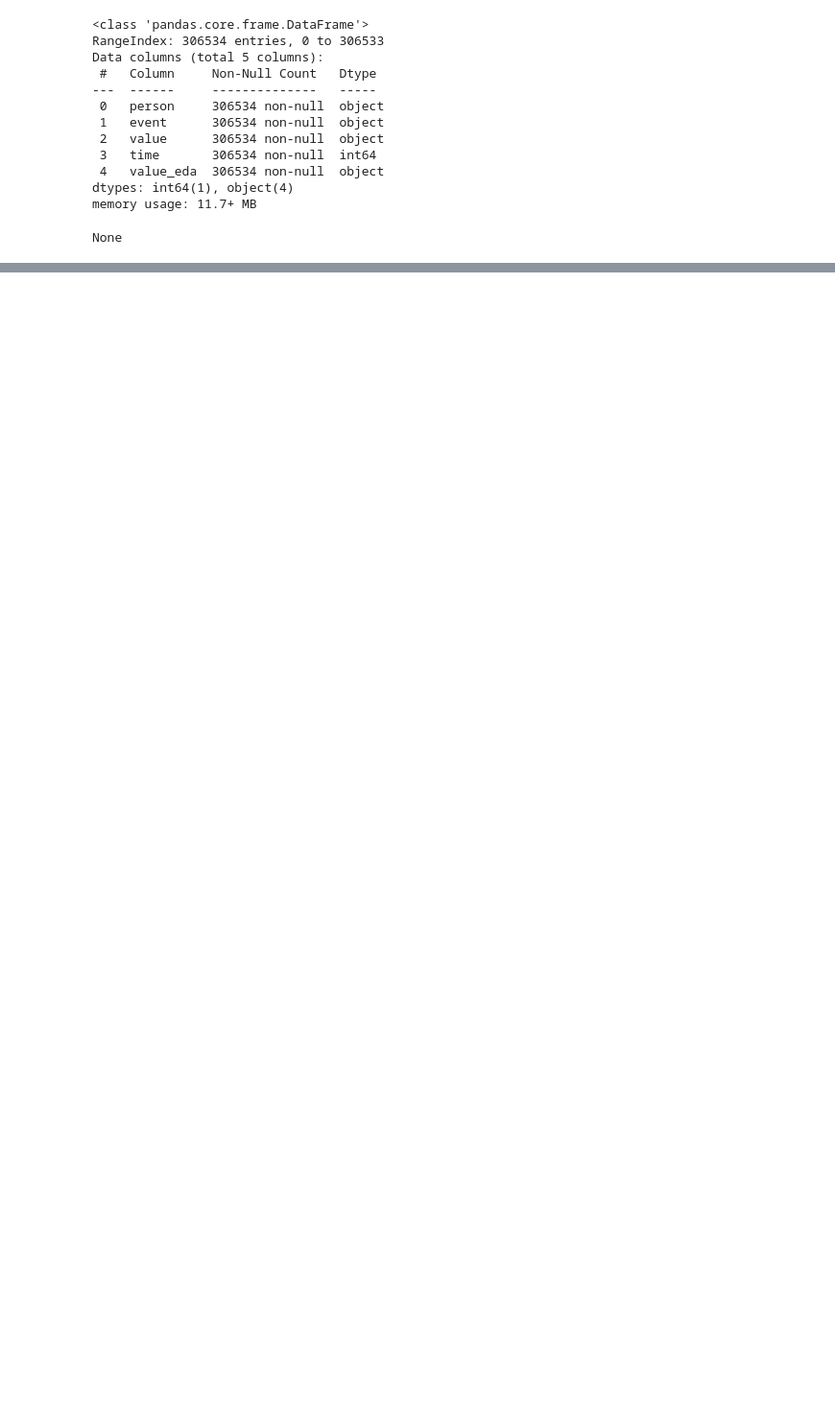
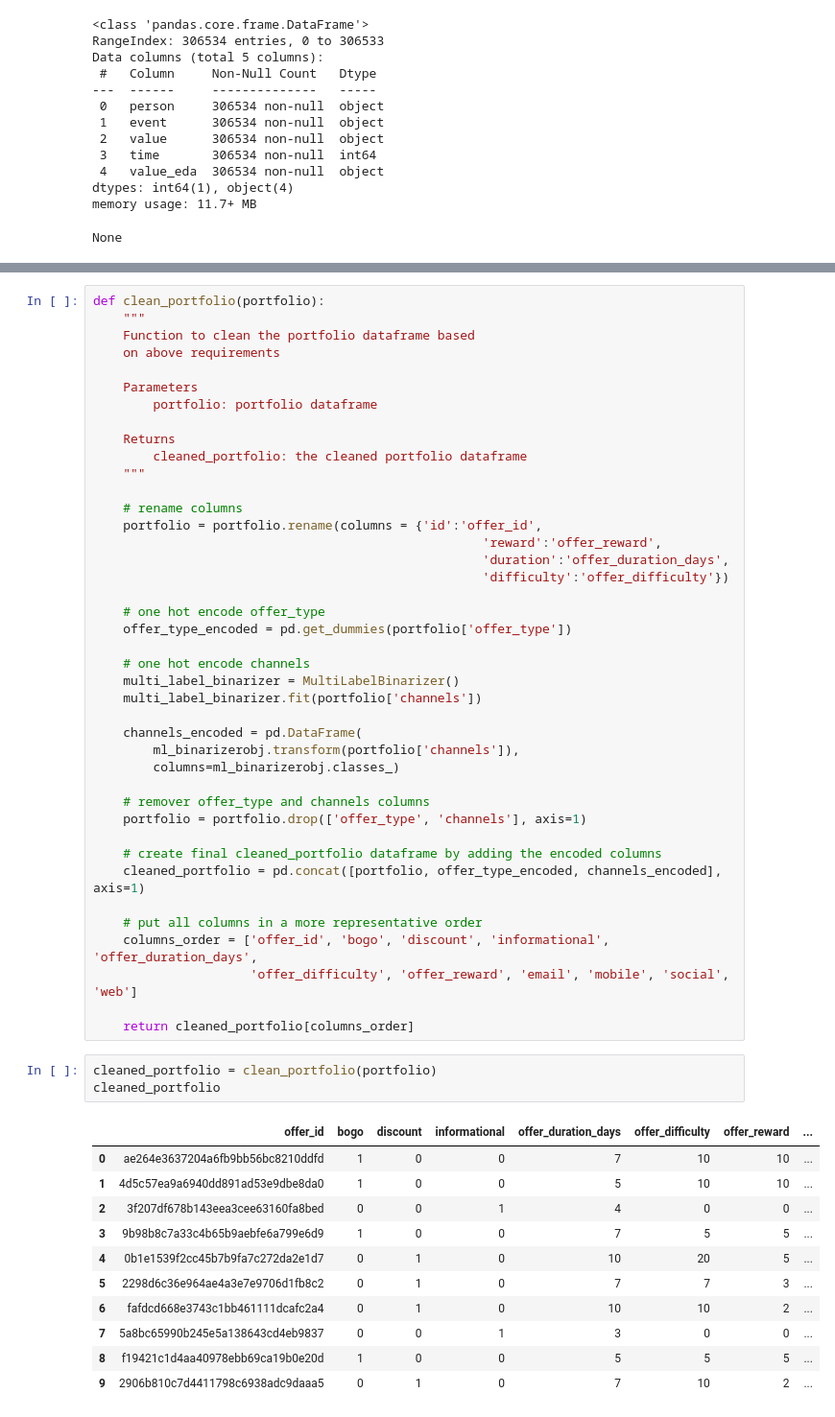
Before and after one commit to ktrikaliotis/Starbucks-Capstone-Project, a Jupyter notebook: starbucks-capstone-notebook.ipynb, the cells around one changed output, grey strips where cells are left out. Shown at 96% size. Drawn from its saved outputs; the diff is of its cells as text; blank space fills up the shorter version.

```diff
--- a/starbucks-capstone-notebook.ipynb
+++ b/starbucks-capstone-notebook.ipynb
@@ -413,0 +429,56 @@ See the caveats in the documentation: https://pandas.pydata.org/pandas-docs/stab
+# %%
+def clean_portfolio(portfolio):
+    """
+    Function to clean the portfolio dataframe based
+    on above requirements
+
+    Parameters
+        portfolio: portfolio dataframe
+
+    Returns
+        cleaned_portfolio: the cleaned portfolio dataframe
+    """
+
+    # rename columns
+    portfolio = portfolio.rename(columns = {'id':'offer_id',
+                                                    'reward':'offer_reward',
+                                                    'duration':'offer_duration_days',
+                                                    'difficulty':'offer_difficulty'})
+
+    # one hot encode offer_type
+    offer_type_encoded = pd.get_dummies(portfolio['offer_type'])
+
+    # one hot encode channels
+    multi_label_binarizer = MultiLabelBinarizer()
+    multi_label_binarizer.fit(portfolio['channels'])
+
+    channels_encoded = pd.DataFrame(
+        ml_binarizerobj.transform(portfolio['channels']),
+        columns=ml_binarizerobj.classes_)
+
+    # remover offer_type and channels columns
+    portfolio = portfolio.drop(['offer_type', 'channels'], axis=1)
+
+    # create final cleaned_portfolio dataframe by adding the encoded columns
+    cleaned_portfolio = pd.concat([portfolio, offer_type_encoded, channels_encoded], axis=1)
+
+    # put all columns in a more representative order
+    columns_order = ['offer_id', 'bogo', 'discount', 'informational', 'offer_duration_days',
+                     'offer_difficulty', 'offer_reward', 'email', 'mobile', 'social', 'web']
+
+    return cleaned_portfolio[columns_order]
+# %%
+cleaned_portfolio = clean_portfolio(portfolio)
+cleaned_portfolio
+# %% [output]
+|  | offer_id | bogo | discount | informational | offer_duration_days | offer_difficulty | offer_reward | ... |
+| 0 | ae264e3637204a6fb9bb56bc8210ddfd | 1 | 0 | 0 | 7 | 10 | 10 | ... |
+| 1 | 4d5c57ea9a6940dd891ad53e9dbe8da0 | 1 | 0 | 0 | 5 | 10 | 10 | ... |
+| 2 | 3f207df678b143eea3cee63160fa8bed | 0 | 0 | 1 | 4 | 0 | 0 | ... |
+| 3 | 9b98b8c7a33c4b65b9aebfe6a799e6d9 | 1 | 0 | 0 | 7 | 5 | 5 | ... |
+| 4 | 0b1e1539f2cc45b7b9fa7c272da2e1d7 | 0 | 1 | 0 | 10 | 20 | 5 | ... |
+| 5 | 2298d6c36e964ae4a3e7e9706d1fb8c2 | 0 | 1 | 0 | 7 | 7 | 3 | ... |
+| 6 | fafdcd668e3743c1bb461111dcafc2a4 | 0 | 1 | 0 | 10 | 10 | 2 | ... |
+| 7 | 5a8bc65990b245e5a138643cd4eb9837 | 0 | 0 | 1 | 3 | 0 | 0 | ... |
+| 8 | f19421c1d4aa40978ebb69ca19b0e20d | 1 | 0 | 0 | 5 | 5 | 5 | ... |
+| 9 | 2906b810c7d4411798c6938adc9daaa5 | 0 | 1 | 0 | 7 | 10 | 2 | ... |
```
Also changed, not shown: parts of 10 cells of this notebook.
